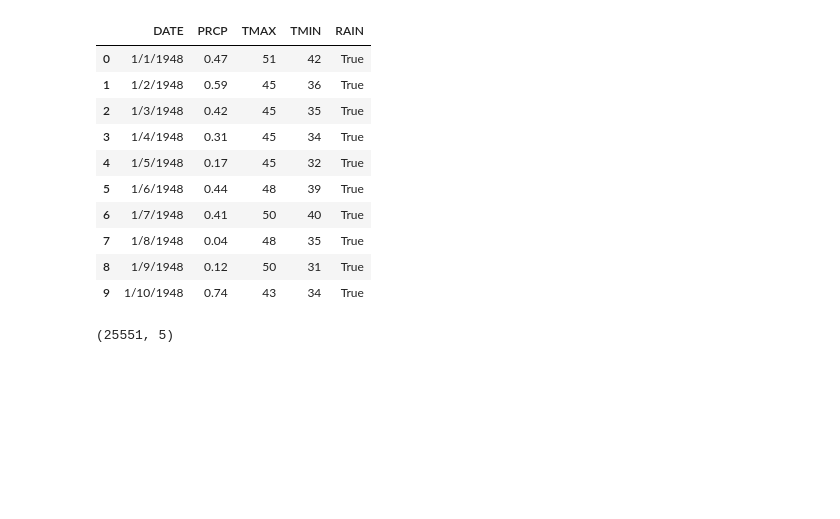
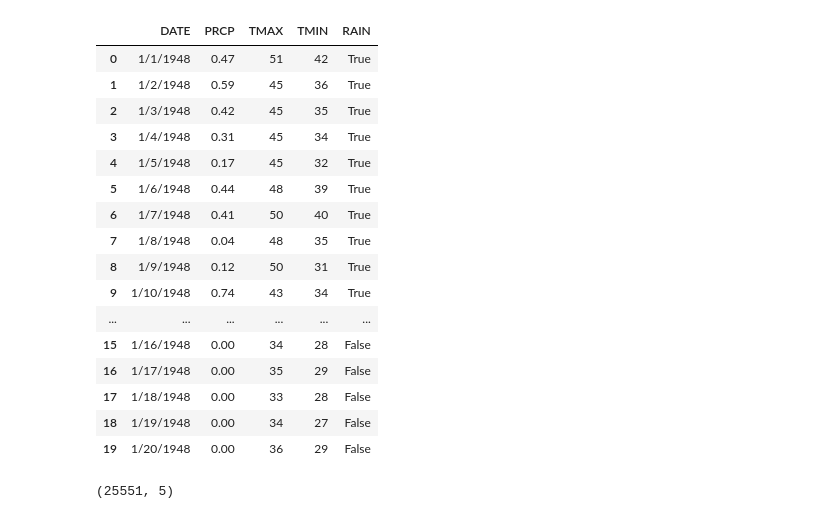
Before and after one commit to mahdiramezanii/logestic-regression, a Jupyter notebook: Untitled.ipynb, the cells around one changed output. Saved outputs shown, nothing was run; the diff lists cells and outputs as text; code cells hidden in the pictures; blank space fills up the shorter version.

```diff
--- a/Untitled.ipynb
+++ b/Untitled.ipynb
@@ -9,21 +9,27 @@ from sklearn.linear_model import LogisticRegression
 from sklearn import metrics
 #======================================================================
 # %%
-# Load the data
+# Load data
 df = pd.read_csv("seattleWeather_1948-2017.csv")
-df.head(10)
+df.head(20)
 # %% [output]
 |  | DATE | PRCP | TMAX | TMIN | RAIN |
 | 0 | 1/1/1948 | 0.47 | 51 | 42 | True |
 | 1 | 1/2/1948 | 0.59 | 45 | 36 | True |
 | 2 | 1/3/1948 | 0.42 | 45 | 35 | True |
 | 3 | 1/4/1948 | 0.31 | 45 | 34 | True |
 | 4 | 1/5/1948 | 0.17 | 45 | 32 | True |
 | 5 | 1/6/1948 | 0.44 | 48 | 39 | True |
 | 6 | 1/7/1948 | 0.41 | 50 | 40 | True |
 | 7 | 1/8/1948 | 0.04 | 48 | 35 | True |
 | 8 | 1/9/1948 | 0.12 | 50 | 31 | True |
 | 9 | 1/10/1948 | 0.74 | 43 | 34 | True |
+| ... | ... | ... | ... | ... | ... |
+| 15 | 1/16/1948 | 0.00 | 34 | 28 | False |
+| 16 | 1/17/1948 | 0.00 | 35 | 29 | False |
+| 17 | 1/18/1948 | 0.00 | 33 | 28 | False |
+| 18 | 1/19/1948 | 0.00 | 34 | 27 | False |
+| 19 | 1/20/1948 | 0.00 | 36 | 29 | False |
 # %%
 df.shape
 # %% [output]
```
Also changed, not shown: parts of 11 cells of this notebook.
